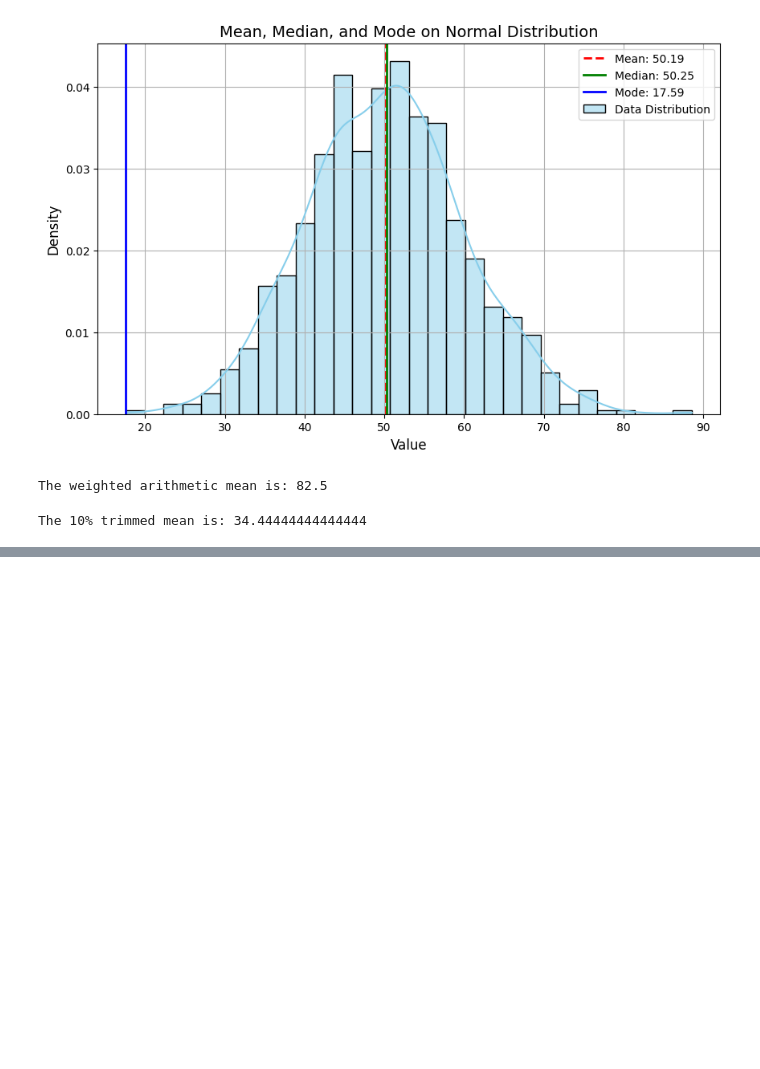
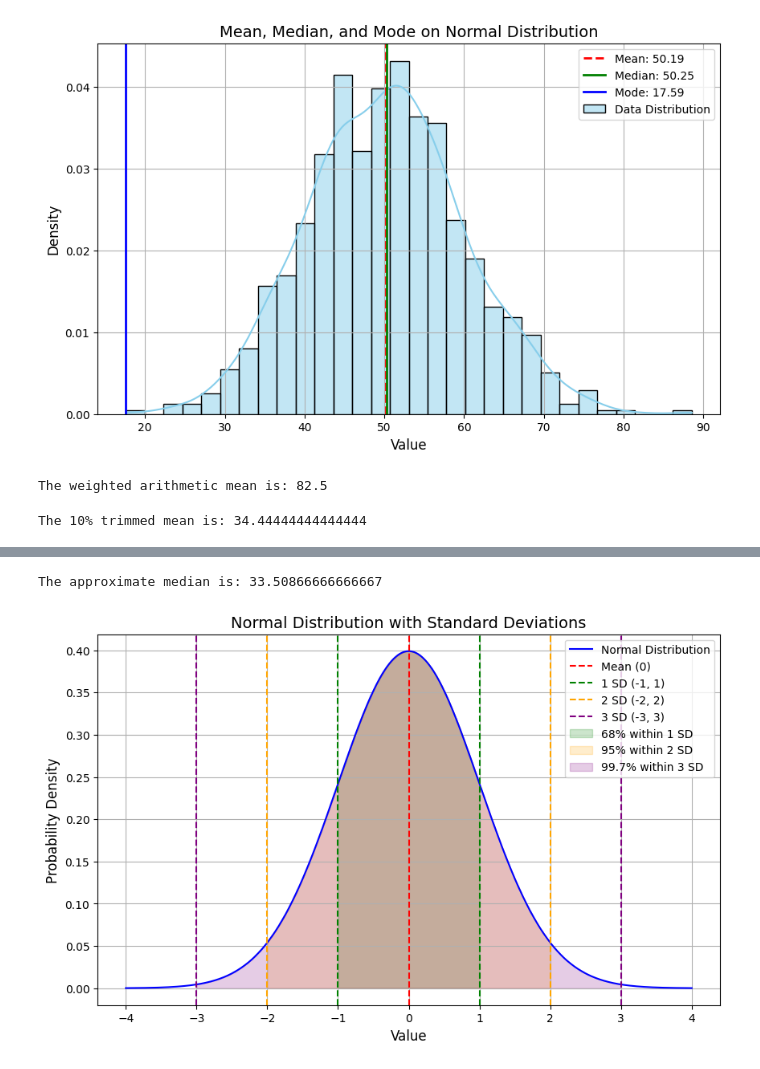
Before and after one commit to AbdulManaf12/advanced-machine-learning, a Jupyter notebook: Chapter-2/#1 Statistics of Data.ipynb, the cells around one changed output, grey strips where cells are left out. Cells and saved outputs as stored; diff of their text form; code cells hidden in the pictures; blank space fills up the shorter version.

Commit message:
normal distribution

```diff
--- a/Chapter-2/#1 Statistics of Data.ipynb
+++ b/Chapter-2/#1 Statistics of Data.ipynb
@@ -137,0 +142,73 @@ The 10% trimmed mean is: 34.44444444444444
+# %%
+import numpy as np
+
+# Data from the table: Age intervals and frequencies
+age_intervals = [(1, 5), (6, 15), (16, 20), (21, 50), (51, 80), (81, 110)]
+frequencies = [200, 450, 300, 1500, 700, 44]
+
+# Total number of observations
+n = np.sum(frequencies)
+
+# Calculate cumulative frequencies
+cumulative_frequencies = np.cumsum(frequencies)
+
+# Median class is the class where the cumulative frequency just crosses n/2
+median_position = n / 2
+
+# Finding the median class index
+median_class_index = np.where(cumulative_frequencies >= median_position)[0][0]
+
+# Extracting the details for the median class
+L1 = age_intervals[median_class_index][0]  # Lower boundary of the median class
+freq_median = frequencies[median_class_index]  # Frequency of the median class
+cumulative_freq_before = cumulative_frequencies[median_class_index - 1] if median_class_index > 0 else 0
+class_width = age_intervals[median_class_index][1] - age_intervals[median_class_index][0]  # Class width
+
+# Applying the formula
+median = L1 + ((n / 2 - cumulative_freq_before) / freq_median) * class_width
+
+print(f'The approximate median is: {median}')
+# %% [output]
+The approximate median is: 33.50866666666667
+# %%
+import numpy as np
+import matplotlib.pyplot as plt
+import scipy.stats as stats
+
+# Generate data for a normal distribution
+mean = 0
+std_dev = 1
+x = np.linspace(-4, 4, 1000)
+y = stats.norm.pdf(x, mean, std_dev)
+
+# Create the plot
+plt.figure(figsize=(10, 6))
+
+# Plot the normal distribution curve
+plt.plot(x, y, label='Normal Distribution', color='blue')
+
+# Mark mean, 1st, 2nd, and 3rd standard deviations
+plt.axvline(mean, color='red', linestyle='--', label='Mean (0)')
+plt.axvline(mean - std_dev, color='green', linestyle='--', label='1 SD (-1, 1)')
+plt.axvline(mean + std_dev, color='green', linestyle='--')
+plt.axvline(mean - 2*std_dev, color='orange', linestyle='--', label='2 SD (-2, 2)')
+plt.axvline(mean + 2*std_dev, color='orange', linestyle='--')
+plt.axvline(mean - 3*std_dev, color='purple', linestyle='--', label='3 SD (-3, 3)')
+plt.axvline(mean + 3*std_dev, color='purple', linestyle='--')
+
+# Fill the areas under the curve
+plt.fill_between(x, y, where=(x >= mean - std_dev) & (x <= mean + std_dev), color='green', alpha=0.2, label='68% within 1 SD')
+plt.fill_between(x, y, where=(x >= mean - 2*std_dev) & (x <= mean + 2*std_dev), color='orange', alpha=0.2, label='95% within 2 SD')
+plt.fill_between(x, y, where=(x >= mean - 3*std_dev) & (x <= mean + 3*std_dev), color='purple', alpha=0.2, label='99.7% within 3 SD')
+
+# Add labels and title
+plt.title('Normal Distribution with Standard Deviations', fontsize=14)
+plt.xlabel('Value', fontsize=12)
+plt.ylabel('Probability Density', fontsize=12)
+plt.legend()
+
+# Show the plot
+plt.grid(True)
+plt.show()
+# %% [output]
+[figure, added]
```
Also changed, not shown: parts of 2 cells of this notebook.
